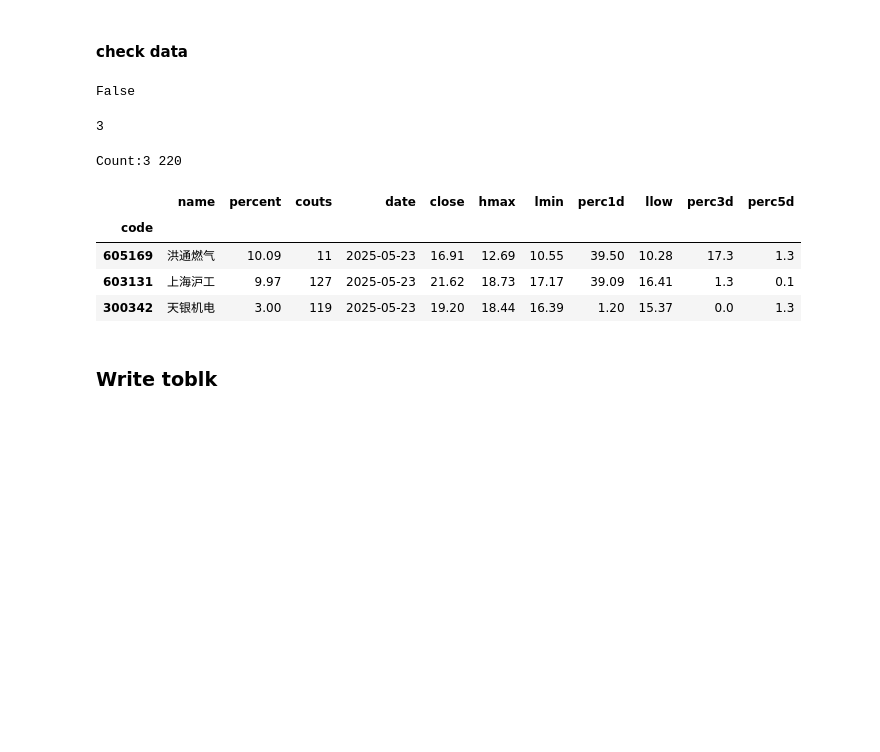
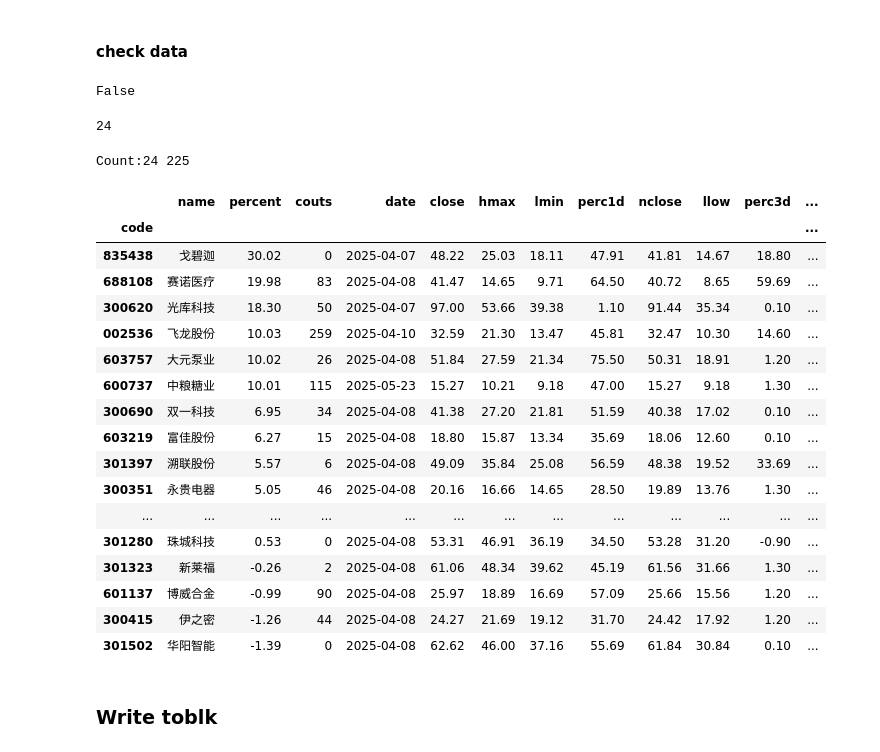
Before and after one commit to johnsonhongyi/pyQuant3, a Jupyter notebook: stock/jupyterAlgo/Quant2023/resample-monitor.ipynb, the cells around one changed output. Cells and saved outputs as stored; diff of their text form; code cells hidden in the pictures; blank space fills up the shorter version.

```diff
--- a/stock/jupyterAlgo/Quant2023/resample-monitor.ipynb
+++ b/stock/jupyterAlgo/Quant2023/resample-monitor.ipynb
@@ -610,11 +625,14 @@ Count:24 220
 # %%
 for co in ['tm_code','tw_code','t3d_code','td_code']:
     print(f'{co}:{len(eval(co))}')
-code_f=  list(set(tm_code.index) & set(tw_code.index) & set(t3d_code.index)  & set(td_code.index))
+# code_f=  list(set(tm_code.index) & set(tw_code.index) & set(t3d_code.index)  & set(td_code.index))
+code_f=  list(set(tm_code.index) & set(tw_code.index) & set(t3d_code.index)  )
 # code_f=  list(set(tm_code.index) & set(tw_code.index) & set(td_code.index))
-code_f =td_code.loc[code_f].sort_values('percent', ascending=False).index.tolist()
+# code_f =td_code.loc[code_f].sort_values('percent', ascending=False).index.tolist()
+code_f =t3d_code.loc[code_f].sort_values('percent', ascending=False).index.tolist()
+
 if len(code_f) > 0:
-    show_tdx_data(td_code.loc[code_f],limit=10)
+    show_tdx_data(t3d_code.loc[code_f],limit=10)
 else:
     print('no code')
 # %% [output]
@@ -636,16 +661,29 @@ code_check = [co for co in code_f if co in h5_3d.index]
 len(code_check)
 # %% [output]
 False
-3
+24
 # %%
-show_tdx_data(td_code.loc[code_f])
+show_tdx_data(t3d_code.loc[code_f])
 # %% [output]
-Count:3 220
+Count:24 225
-|  | name | percent | couts | date | close | hmax | lmin | perc1d | llow | perc3d | perc5d |
-| code |  |  |  |  |  |  |  |  |  |  |  |
-| 605169 | 洪通燃气 | 10.09 | 11 | 2025-05-23 | 16.91 | 12.69 | 10.55 | 39.50 | 10.28 | 17.3 | 1.3 |
-| 603131 | 上海沪工 | 9.97 | 127 | 2025-05-23 | 21.62 | 18.73 | 17.17 | 39.09 | 16.41 | 1.3 | 0.1 |
-| 300342 | 天银机电 | 3.00 | 119 | 2025-05-23 | 19.20 | 18.44 | 16.39 | 1.20 | 15.37 | 0.0 | 1.3 |
+|  | name | percent | couts | date | close | hmax | lmin | perc1d | nclose | llow | perc3d | ... |
+| code |  |  |  |  |  |  |  |  |  |  |  | ... |
+| 835438 | 戈碧迦 | 30.02 | 0 | 2025-04-07 | 48.22 | 25.03 | 18.11 | 47.91 | 41.81 | 14.67 | 18.80 | ... |
+| 688108 | 赛诺医疗 | 19.98 | 83 | 2025-04-08 | 41.47 | 14.65 | 9.71 | 64.50 | 40.72 | 8.65 | 59.69 | ... |
+| 300620 | 光库科技 | 18.30 | 50 | 2025-04-07 | 97.00 | 53.66 | 39.38 | 1.10 | 91.44 | 35.34 | 0.10 | ... |
+| 002536 | 飞龙股份 | 10.03 | 259 | 2025-04-10 | 32.59 | 21.30 | 13.47 | 45.81 | 32.47 | 10.30 | 14.60 | ... |
+| 603757 | 大元泵业 | 10.02 | 26 | 2025-04-08 | 51.84 | 27.59 | 21.34 | 75.50 | 50.31 | 18.91 | 1.20 | ... |
+| 600737 | 中粮糖业 | 10.01 | 115 | 2025-05-23 | 15.27 | 10.21 | 9.18 | 47.00 | 15.27 | 9.18 | 1.30 | ... |
+| 300690 | 双一科技 | 6.95 | 34 | 2025-04-08 | 41.38 | 27.20 | 21.81 | 51.59 | 40.38 | 17.02 | 0.10 | ... |
+| 603219 | 富佳股份 | 6.27 | 15 | 2025-04-08 | 18.80 | 15.87 | 13.34 | 35.69 | 18.06 | 12.60 | 0.10 | ... |
+| 301397 | 溯联股份 | 5.57 | 6 | 2025-04-08 | 49.09 | 35.84 | 25.08 | 56.59 | 48.38 | 19.52 | 33.69 | ... |
+| 300351 | 永贵电器 | 5.05 | 46 | 2025-04-08 | 20.16 | 16.66 | 14.65 | 28.50 | 19.89 | 13.76 | 1.30 | ... |
+| ... | ... | ... | ... | ... | ... | ... | ... | ... | ... | ... | ... | ... |
+| 301280 | 珠城科技 | 0.53 | 0 | 2025-04-08 | 53.31 | 46.91 | 36.19 | 34.50 | 53.28 | 31.20 | -0.90 | ... |
+| 301323 | 新莱福 | -0.26 | 2 | 2025-04-08 | 61.06 | 48.34 | 39.62 | 45.19 | 61.56 | 31.66 | 1.30 | ... |
+| 601137 | 博威合金 | -0.99 | 90 | 2025-04-08 | 25.97 | 18.89 | 16.69 | 57.09 | 25.66 | 15.56 | 1.20 | ... |
+| 300415 | 伊之密 | -1.26 | 44 | 2025-04-08 | 24.27 | 21.69 | 19.12 | 31.70 | 24.42 | 17.92 | 1.20 | ... |
+| 301502 | 华阳智能 | -1.39 | 0 | 2025-04-08 | 62.62 | 46.00 | 37.16 | 55.69 | 61.84 | 30.84 | 0.10 | ... |
 # %% [markdown]
 ### Write toblk
 # %%
```
Also changed, not shown: parts of 16 cells of this notebook, 16 other files.
